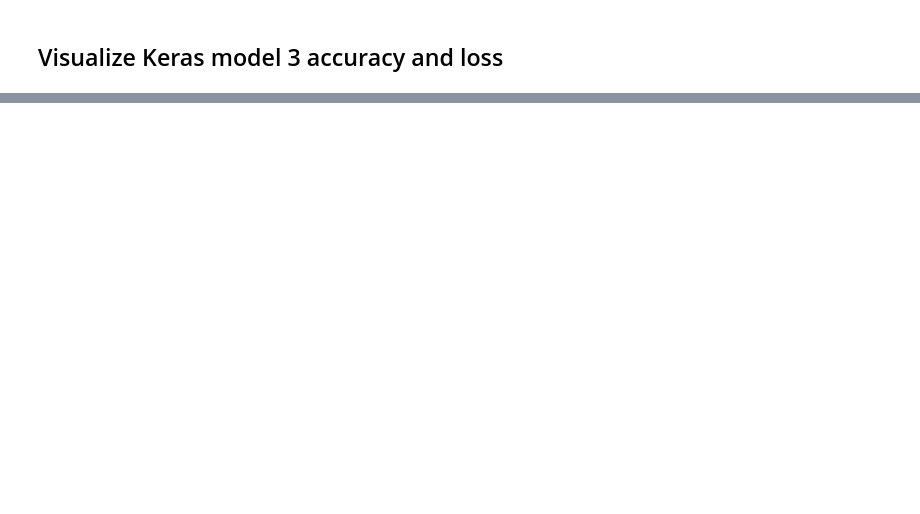
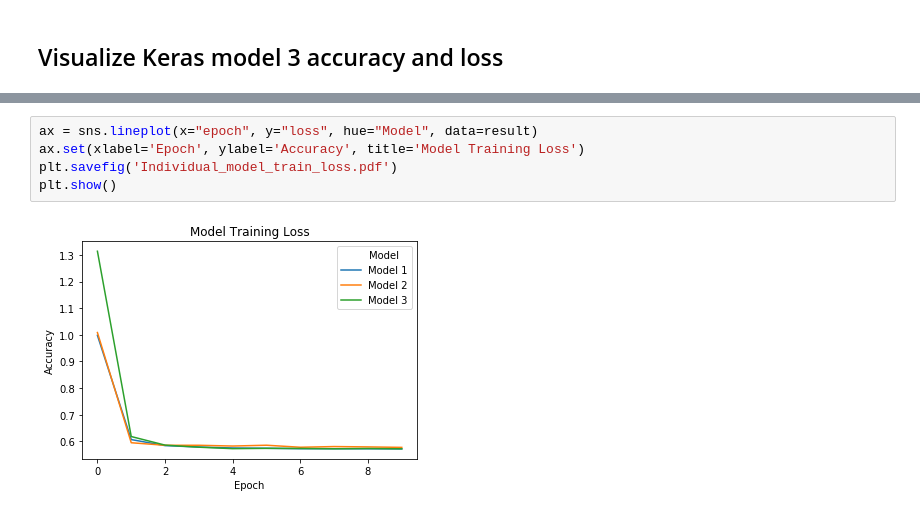
Before and after one commit to jsbernet/capstone_healthcare, a Jupyter notebook: modeling/Cardio_neural_network_graphs.ipynb, the cells around one changed output, grey strips where cells are left out. Drawn from its saved outputs; the diff is of its cells as text; blank space fills up the shorter version.

```diff
--- a/modeling/Cardio_neural_network_graphs.ipynb
+++ b/modeling/Cardio_neural_network_graphs.ipynb
@@ -139,0 +240,7 @@ plt.show()
+# %%
+ax = sns.lineplot(x="epoch", y="loss", hue="Model", data=result)
+ax.set(xlabel='Epoch', ylabel='Accuracy', title='Model Training Loss')
+plt.savefig('Individual_model_train_loss.pdf')
+plt.show()
+# %% [output]
+[figure, added]
```
Also changed, not shown: parts of 16 cells of this notebook, 1 other file.
